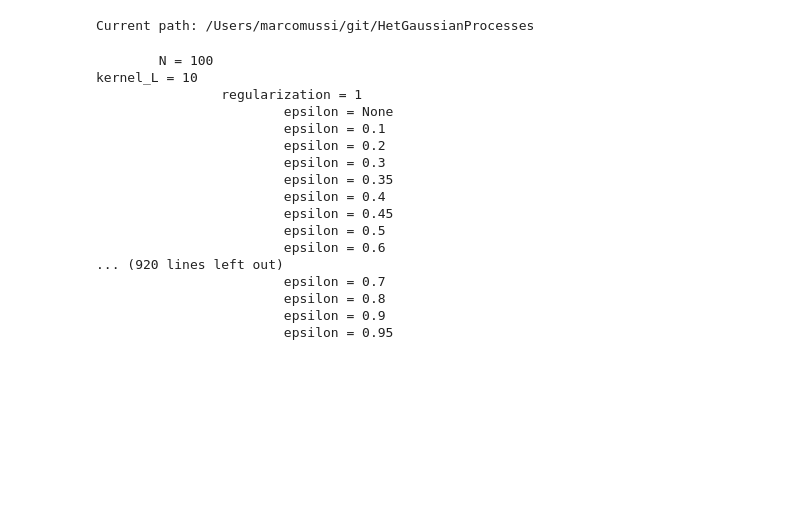
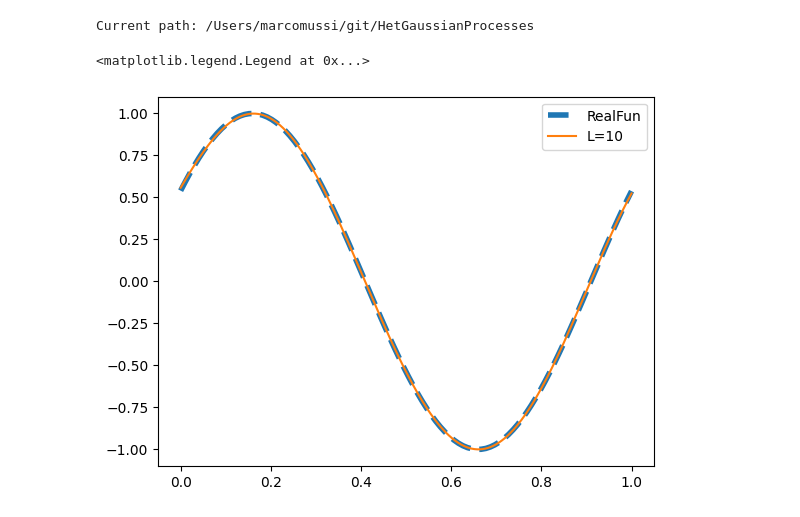
Before and after one commit to marcomussi/HetGaussianProcesses, a Jupyter notebook: notebooks/supervised_approximation.ipynb, the cells around one changed output. Saved outputs shown, nothing was run; the diff lists cells and outputs as text; code cells hidden in the pictures; blank space fills up the shorter version.

```diff
--- a/notebooks/supervised_approximation.ipynb
+++ b/notebooks/supervised_approximation.ipynb
@@ -27,62 +29,63 @@ def exp_reward_values(xvect):
 
 dateformat = "(%Y-%b-%d %Ih%Mm%p)"
 save_path = "results/supervised/approximation/"
+# %%
+N_test = 100
+reg = 0.01
+x_vect = np.linspace(0, 1, N_test)
+y_vect = exp_reward_values(x_vect)
+x_vect = x_vect.reshape(N_test, 1)
+
+plt.figure()
+plt.plot(x_vect.ravel(), y_vect, "--", linewidth=4, label="RealFun")
+
+for kernel_L in kernel_L_lst:
+
+    regressor = ApproximatedHeteroskedasticGaussianProcessRegressorRBF(kernel_L, reg)
+    regressor.load_data(x_vect, y_vect)
+    y_hat, y_sigma = regressor.compute(x_plt.reshape(-1, 1))
+    plt.plot(x_plt.ravel(), y_hat, label=f"L={kernel_L}")
+    plt.fill_between(x_plt.ravel(), y_hat - y_sigma, y_hat + y_sigma, alpha=0.3)
+
+plt.legend()
+# %% [output]
+<matplotlib.legend.Legend at 0x...>
+[figure, added]
 # %%
 assert epsilon_lst[0] is None, "The first element of epsilon_lst should be None"
 results = {}
 
 for N in N_lst:
-    print(f"\tN = {N}")
     results[N] = {}
+    np.random.seed(0)
+    # x_vect = np.random.uniform(0, 1, N)
     x_vect = np.linspace(0, 1, N)
     y_vect = exp_reward_values(x_vect)
     x_vect = x_vect.reshape(N, 1)
 
     for kernel_L in kernel_L_lst:
-        print(f"kernel_L = {kernel_L}")
         results[N][kernel_L] = {}
 
         for regularization in regularization_lst:
-            print(f"\t\tregularization = {regularization}")
             results[N][kernel_L][regularization] = {}
             y_hat, y_sigma = {}, {}
             # plt.figure()
             # plt.plot(x_plt.ravel(), exp_reward_values(x_plt.ravel()), "--", linewidth=4, label="RealFun")
 
             for epsilon in epsilon_lst:
-                print(f"\t\t\tepsilon = {epsilon}")
                 results[N][kernel_L][regularization][epsilon] = {}
-
                 regressor = ApproximatedHeteroskedasticGaussianProcessRegressorRBF(kernel_L, regularization, epsilon=epsilon)
                 regressor.load_data(x_vect, y_vect)
                 y_hat[epsilon], y_sigma[epsilon] = regressor.compute(x_plt.reshape(-1, 1))
                 results[N][kernel_L][regularization][epsilon]["errorinfnorm"] = np.round(max(np.abs(y_hat[epsilon] - y_hat[None])), 5)
+                results[N][kernel_L][regularization][epsilon]["errorinfnormvar"] = np.round(max(np.abs(y_sigma[epsilon] - y_sigma[None])), 5)
                 results[N][kernel_L][regularization][epsilon]["nsample"] = regressor.cover_x.shape[0] if epsilon is not None else None
-
                 # label = f"$\epsilon$={epsilon} - $|C|$={regressor.cover_x.shape[0]}" if epsilon is not None else f"$\mu$"
                 # plt.plot(x_plt.ravel(), y_hat[epsilon], label=label)
                 # plt.fill_between(x_plt.ravel(), y_hat[epsilon] - y_sigma[epsilon], y_hat[epsilon] + y_sigma[epsilon], alpha=0.3)
 
             # plt.legend()
             # plt.title(f"N{N}_L{kernel_L}_reg{regularization}")
-# %% [output]
-        N = 100
-kernel_L = 10
-                regularization = 1
-                        epsilon = None
-                        epsilon = 0.1
-                        epsilon = 0.2
-                        epsilon = 0.3
-                        epsilon = 0.35
-                        epsilon = 0.4
-                        epsilon = 0.45
-                        epsilon = 0.5
-                        epsilon = 0.6
-... (920 lines left out)
-                        epsilon = 0.7
-                        epsilon = 0.8
-                        epsilon = 0.9
-                        epsilon = 0.95
 # %%
 for N in N_lst:
     for kernel_L in kernel_L_lst:
```
Also changed, not shown: parts of 4 cells of this notebook, 13 other files.
